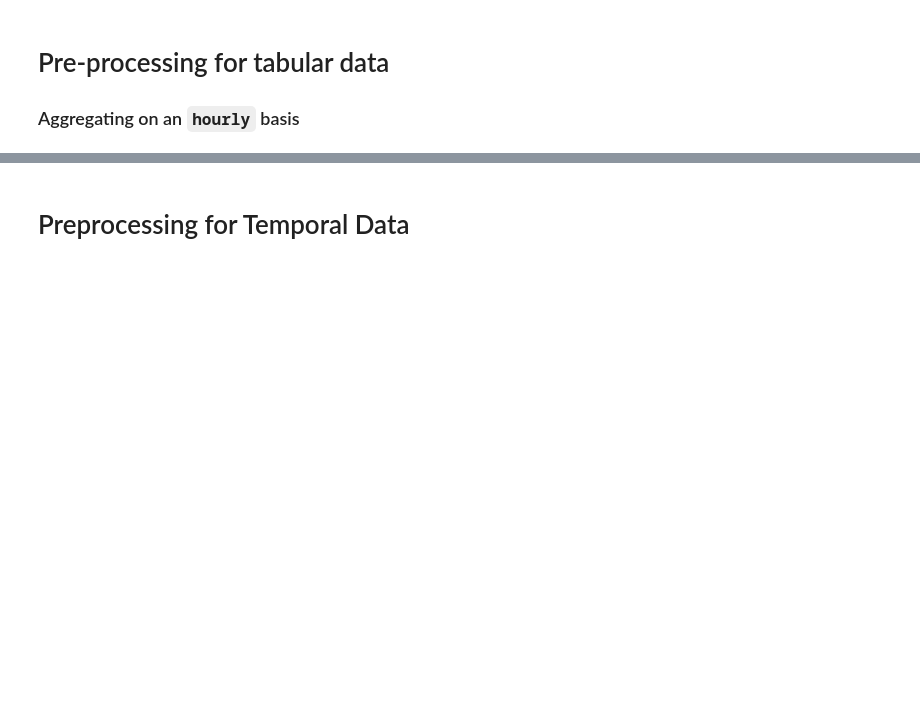
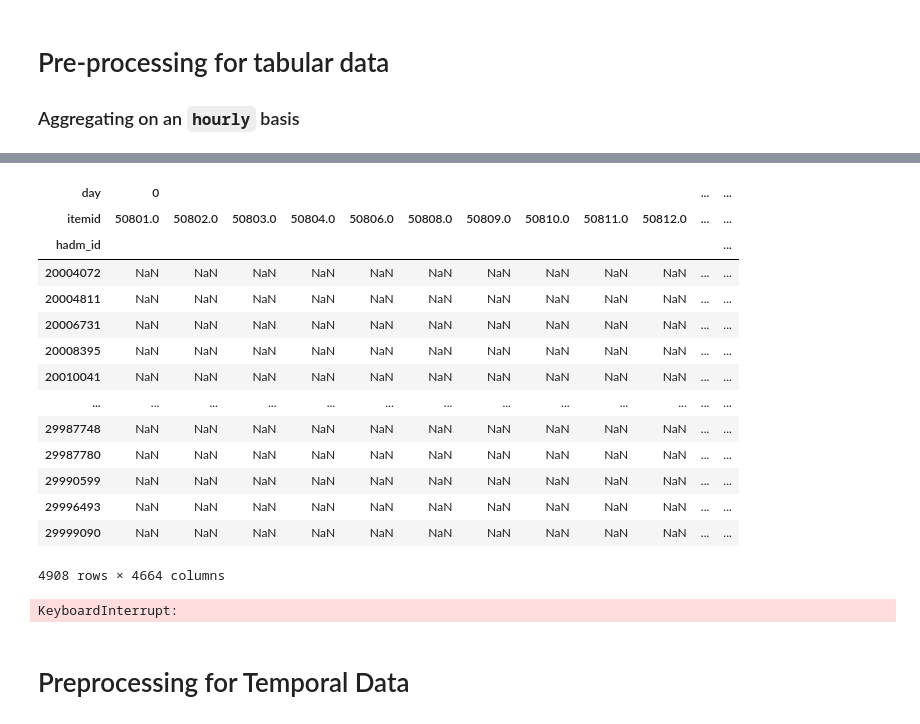
Before and after one commit to Crazz-Zaac/informative-missingness, a Jupyter notebook: project/notebooks/exp_2025.ipynb, the cells around one changed output, grey strips where cells are left out. Saved outputs shown, nothing was run; the diff lists cells and outputs as text; code cells hidden in the pictures; blank space fills up the shorter version.

```diff
--- a/project/notebooks/exp_2025.ipynb
+++ b/project/notebooks/exp_2025.ipynb
@@ -404,3 +358,31 @@ len(patient_data_df['hadm_id'].unique())  # Number of unique admissions in the p
+# %%
+ts.unstack(-1)
+# %% [output]
+| day | 0 |  |  |  |  |  |  |  |  |  | ... | ... |
+| itemid | 50801.0 | 50802.0 | 50803.0 | 50804.0 | 50806.0 | 50808.0 | 50809.0 | 50810.0 | 50811.0 | 50812.0 | ... | ... |
+| hadm_id |  |  |  |  |  |  |  |  |  |  |  | ... |
+| 20004072 | NaN | NaN | NaN | NaN | NaN | NaN | NaN | NaN | NaN | NaN | ... | ... |
+| 20004811 | NaN | NaN | NaN | NaN | NaN | NaN | NaN | NaN | NaN | NaN | ... | ... |
+| 20006731 | NaN | NaN | NaN | NaN | NaN | NaN | NaN | NaN | NaN | NaN | ... | ... |
+| 20008395 | NaN | NaN | NaN | NaN | NaN | NaN | NaN | NaN | NaN | NaN | ... | ... |
+| 20010041 | NaN | NaN | NaN | NaN | NaN | NaN | NaN | NaN | NaN | NaN | ... | ... |
+| ... | ... | ... | ... | ... | ... | ... | ... | ... | ... | ... | ... | ... |
+| 29987748 | NaN | NaN | NaN | NaN | NaN | NaN | NaN | NaN | NaN | NaN | ... | ... |
+| 29987780 | NaN | NaN | NaN | NaN | NaN | NaN | NaN | NaN | NaN | NaN | ... | ... |
+| 29990599 | NaN | NaN | NaN | NaN | NaN | NaN | NaN | NaN | NaN | NaN | ... | ... |
+| 29996493 | NaN | NaN | NaN | NaN | NaN | NaN | NaN | NaN | NaN | NaN | ... | ... |
+| 29999090 | NaN | NaN | NaN | NaN | NaN | NaN | NaN | NaN | NaN | NaN | ... | ... |
+4908 rows × 4664 columns
+# %%
+from sklearn.impute import KNNImputer
+imputer = KNNImputer(n_neighbors=5)
+ts_user_imputed = pd.DataFrame(
+    imputer.fit_transform(ts),
+    columns=ts.columns,
+    index=ts.index
+).reset_index()
+# %% [output]
+KeyboardInterrupt:
 # %%
 from sklearn.impute import KNNImputer
 
```
Also changed, not shown: parts of 32 cells of this notebook, 3 other files.
